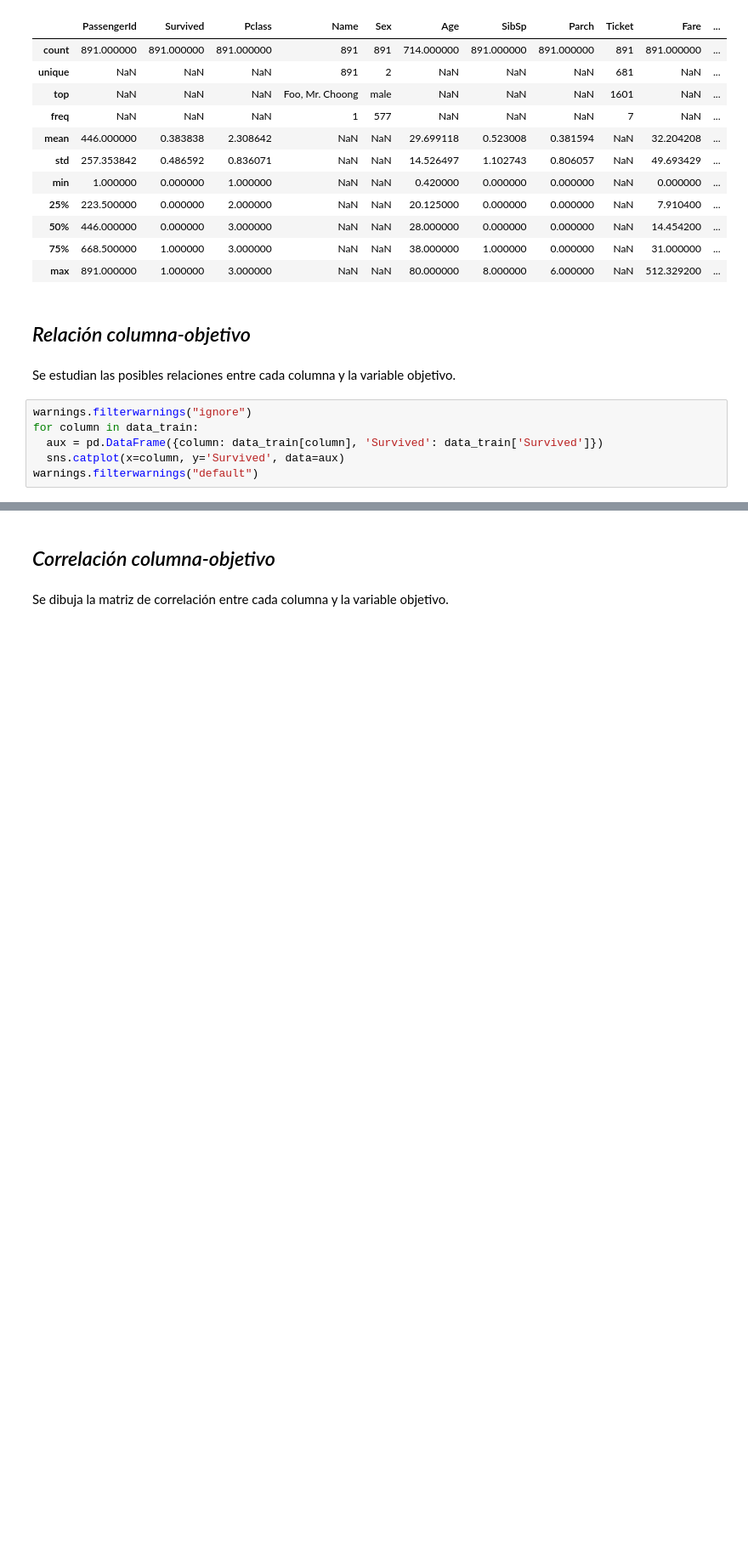
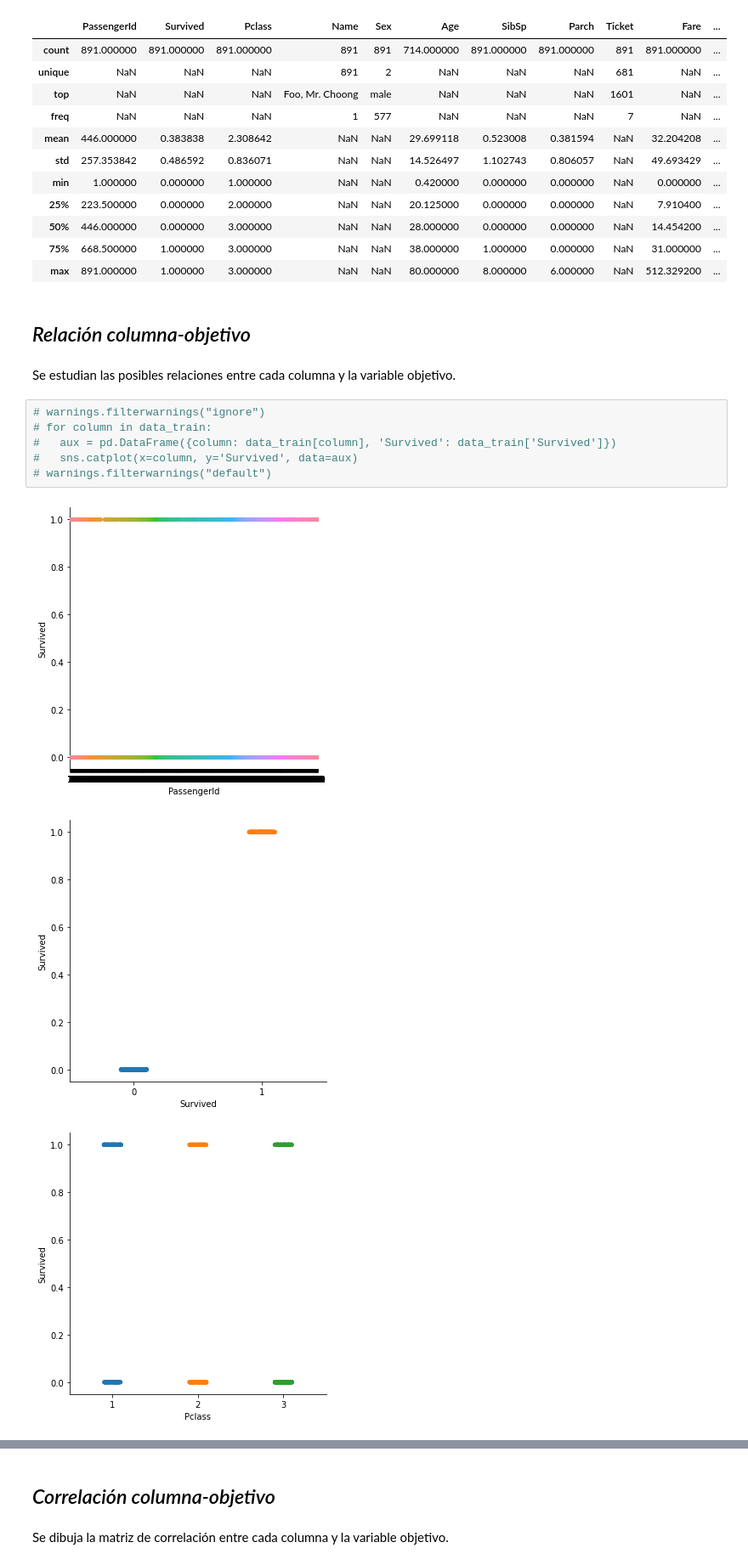
Before and after one commit to hugojigarcia/Kaggle-Titanic, a Jupyter notebook: Kaggle-Titanic.ipynb, the cells around one changed output, grey strips where cells are left out. Shown at 85% size. Cells and saved outputs as stored; diff of their text form; blank space fills up the shorter version.

```diff
--- a/Kaggle-Titanic.ipynb
+++ b/Kaggle-Titanic.ipynb
@@ -140,8 +140,12 @@ data_train.describe(include="all")
 # %% [markdown]
 Se estudian las posibles relaciones entre cada columna y la variable objetivo.
 # %%
-warnings.filterwarnings("ignore")
-for column in data_train:
-  aux = pd.DataFrame({column: data_train[column], 'Survived': data_train['Survived']})
-  sns.catplot(x=column, y='Survived', data=aux)
-warnings.filterwarnings("default")
+# warnings.filterwarnings("ignore")
+# for column in data_train:
+#   aux = pd.DataFrame({column: data_train[column], 'Survived': data_train['Survived']})
+#   sns.catplot(x=column, y='Survived', data=aux)
+# warnings.filterwarnings("default")
+# %% [output]
+[figure, added]
+[figure, added]
+[figure, added]
```
Also changed, not shown: parts of 3 cells of this notebook.
